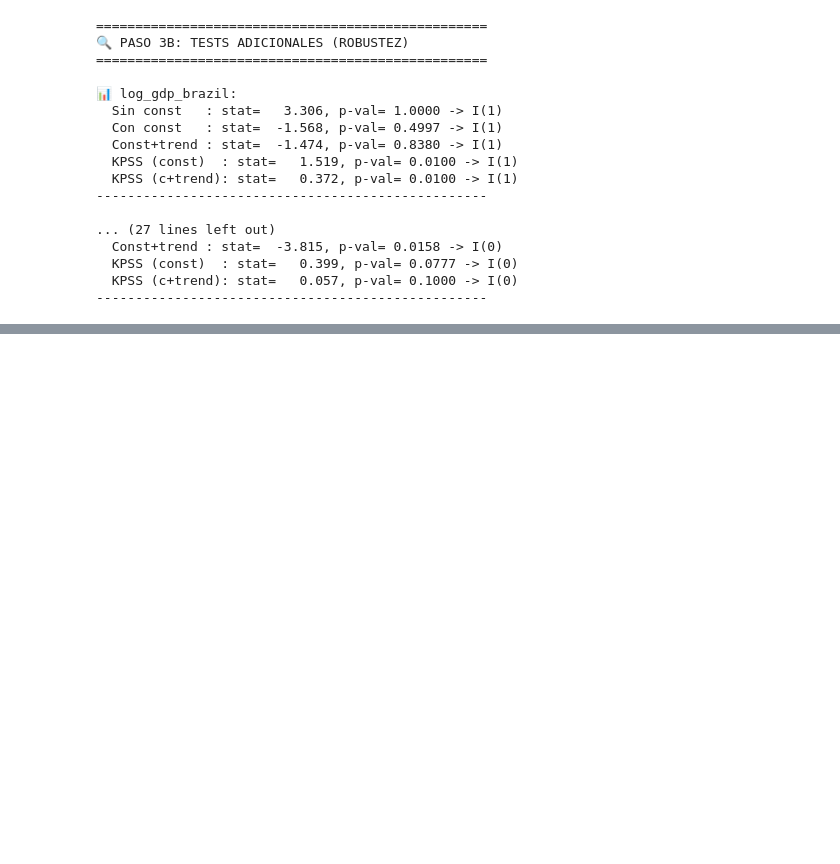
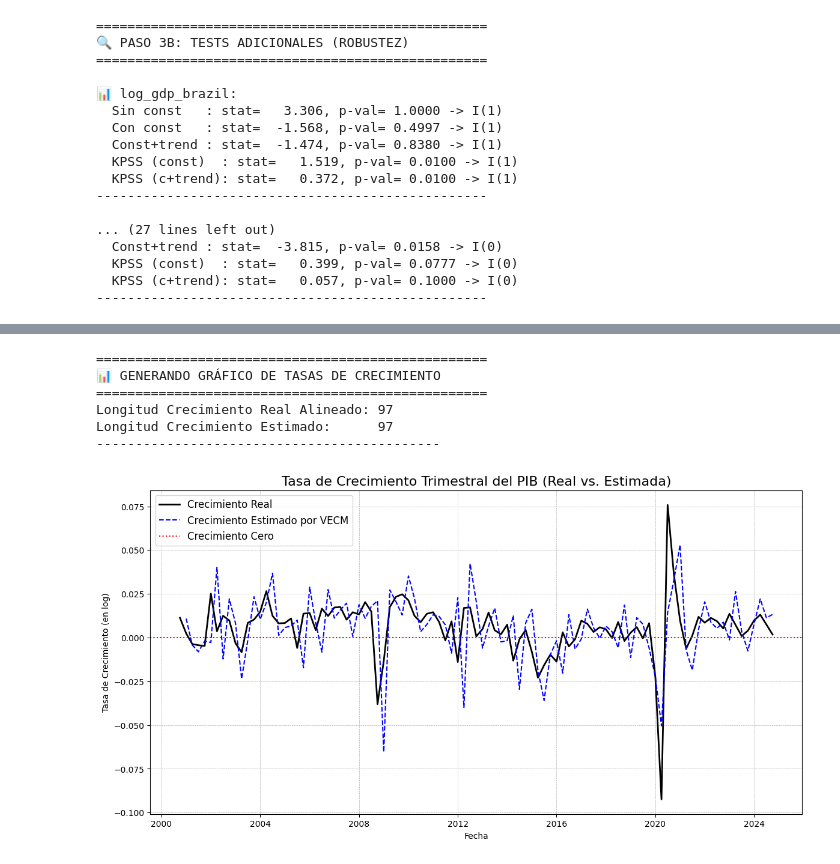
Before and after one commit to mhidper/talvi, a Jupyter notebook: notebooks/vulnerabilidad-externa-vecm.ipynb, the cells around one changed output, grey strips where cells are left out. Drawn from its saved outputs; the diff is of its cells as text; code cells hidden in the pictures; blank space fills up the shorter version.

Commit message:
actualizacion 19 de septiembre

```diff
--- a/notebooks/vulnerabilidad-externa-vecm.ipynb
+++ b/notebooks/vulnerabilidad-externa-vecm.ipynb
@@ -60,6 +60,24 @@ df_termotrade.index.name = 'fecha'
 # Hacer el merge de los dos DataFrames
 df_combined = df_indicadores.join(df_termotrade, how='outer')
 
+# ==============================================================================
+# AÑADIR VARIABLE DUMMY PARA LA PANDEMIA (Marzo 2020 - Septiembre 2020)
+# ==============================================================================
+
+# 1. Crear la columna 'pandemia_dummy' y llenarla con ceros
+df_combined['pandemia_dummy'] = 0
+
+# 2. Asignar el valor 1 para el período especificado
+# Usamos .loc para seleccionar las filas por el índice (fecha)
+start_date = '202003'
+end_date = '202009'
+df_combined.loc[start_date:end_date, 'pandemia_dummy'] = 1
+
+
+# ==============================================================================
+# AÑADIR VARIABLE PIB DE BRASIL
+# ==============================================================================
+
 
 gdp_brazil = pd.read_csv('../data/QGDP/brazil.csv', sep =",", encoding='latin1')
 gdp_brazil = gdp_brazil.set_index(gdp_brazil.columns[0])
@@ -811,0 +1230,57 @@ print(f"📊 R²: {correlation**2:.4f}")
+# %%
+import matplotlib.pyplot as plt
+import pandas as pd
+
+# --- CÓDIGO CORREGIDO PARA GRAFICAR TASAS DE CRECIMIENTO ---
+
+print("="*50)
+print("📊 GENERANDO GRÁFICO DE TASAS DE CRECIMIENTO")
+print("="*50)
+
+# 1. Calcular la tasa de crecimiento REAL (completa por ahora)
+actual_growth = df_endog_aligned['log_gdp_brazil'].diff().dropna()
+
+# 2. Obtener la tasa de crecimiento ESTIMADA
+gdp_index = endog_vars.index('log_gdp_brazil')
+fitted_values = vecm_fitted.fittedvalues[:, gdp_index]
+
+# Crear la serie de predicciones con SU PROPIO ÍNDICE CORRECTO
+# El índice correcto son las últimas N fechas del DataFrame original
+predicted_growth = pd.Series(
+    fitted_values,
+    index=df_endog_aligned.index[-len(fitted_values):], # Índice correcto
+    name='Crecimiento Estimado'
+).diff()
+
+# 3. ALINEAR la serie real con la serie predicha (LA SOLUCIÓN)
+# Recortamos 'actual_growth' para que solo contenga las fechas que existen en 'predicted_growth'
+actual_growth_aligned = actual_growth.loc[predicted_growth.index]
+
+
+# --- Verificación de Datos Antes de Graficar ---
+print(f"Longitud Crecimiento Real Alineado: {len(actual_growth_aligned)}")
+print(f"Longitud Crecimiento Estimado:      {len(predicted_growth)}")
+print("--------------------------------------------")
+
+# 4. Graficar ambas series (ahora sí alineadas)
+plt.style.use('default')
+plt.figure(figsize=(14, 7))
+
+plt.plot(actual_growth_aligned, label='Crecimiento Real', color='black', linewidth=2)
+plt.plot(predicted_growth, label='Crecimiento Estimado por VECM', color='blue', linestyle='--')
+plt.axhline(y=0, color='red', linestyle=':', linewidth=1.5, label='Crecimiento Cero')
+
+plt.title('Tasa de Crecimiento Trimestral del PIB (Real vs. Estimada)', fontsize=16)
+plt.ylabel('Tasa de Crecimiento (en log)')
+plt.xlabel('Fecha')
+plt.legend(fontsize=12)
+plt.grid(True, which='both', linestyle='--', linewidth=0.5)
+plt.show()
+# %% [output]
+==================================================
+📊 GENERANDO GRÁFICO DE TASAS DE CRECIMIENTO
+==================================================
+Longitud Crecimiento Real Alineado: 97
+Longitud Crecimiento Estimado:      97
+--------------------------------------------
+[figure, added]
```
Also changed, not shown: parts of 15 cells of this notebook, 5 other files.
